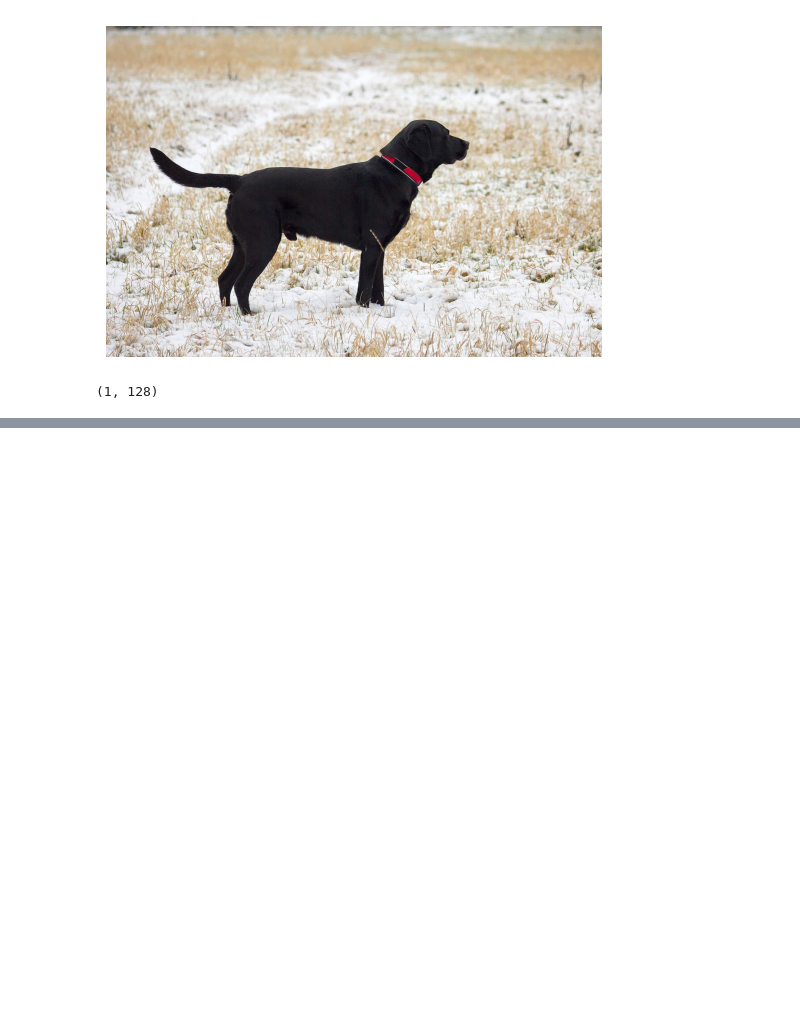
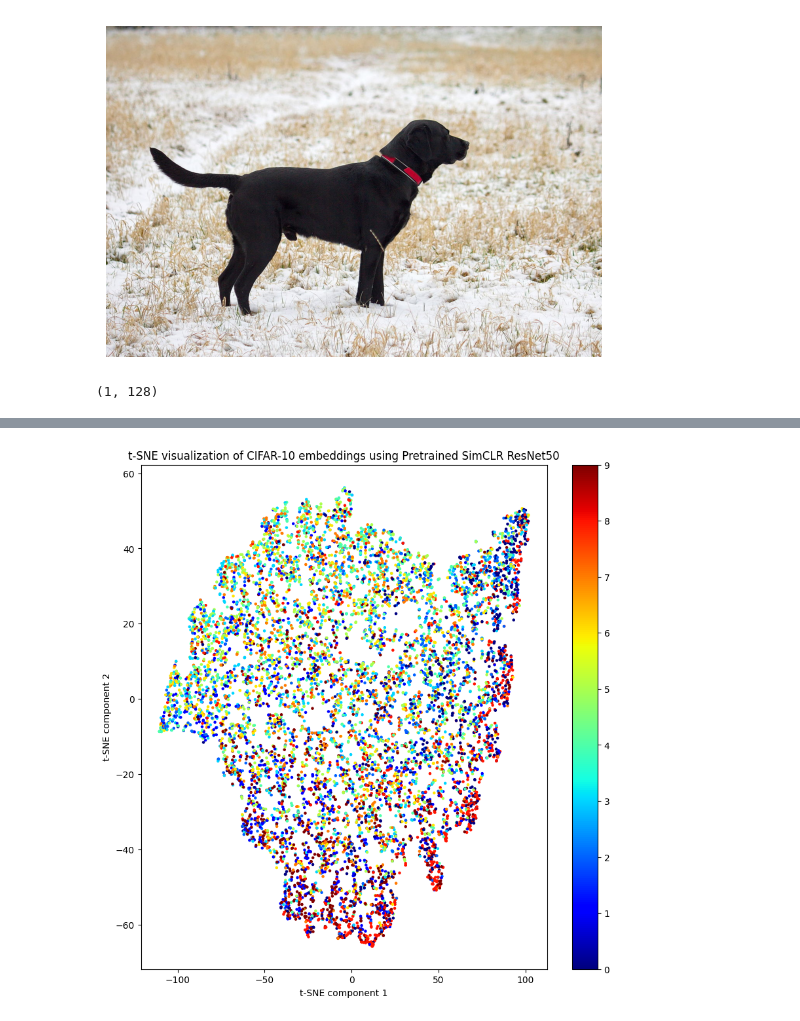
Before and after one commit to darpan-gaur/cvProject, a Jupyter notebook: src/simclrPre/preTrainedImagenet.ipynb, the cells around one changed output, grey strips where cells are left out. Cells and saved outputs as stored; diff of their text form; code cells hidden in the pictures; blank space fills up the shorter version.

Commit message:
tsne for pretrained simCLR

```diff
--- a/src/simclrPre/preTrainedImagenet.ipynb
+++ b/src/simclrPre/preTrainedImagenet.ipynb
@@ -71,0 +107,34 @@ with torch.no_grad():
+# %%
+# generate embeddings
+def get_embeddings(model, dataloader):
+    embeddings = []
+    labels = []
+    with torch.no_grad():
+        for data in dataloader:
+            inputs, targets = data
+            inputs = inputs.to('cuda')
+            outputs = model.encoder(inputs)
+            embeddings.append(outputs.cpu().numpy())
+            labels.append(targets.numpy())
+    return np.concatenate(embeddings), np.concatenate(labels)
+
+
+# Plot t-SNE
+def plot_tsne(embeddings_2d, labels, model_name):
+    plt.figure(figsize=(10, 10))
+    scatter = plt.scatter(embeddings_2d[:, 0], embeddings_2d[:, 1], c=labels, cmap='jet', s=5)
+    plt.colorbar(scatter)
+    plt.title(f't-SNE visualization of CIFAR-10 embeddings using {model_name}')
+    plt.xlabel('t-SNE component 1')
+    plt.ylabel('t-SNE component 2')
+    plt.show()
+# %%
+# Get embeddings and labels
+embeddings, labels = get_embeddings(model, testloader)
+
+# Perform t-SNE
+tsne = TSNE(n_components=2, random_state=0)
+embeddings_2d = tsne.fit_transform(embeddings)
+plot_tsne(embeddings_2d, labels, 'Pretrained SimCLR ResNet50')
+# %% [output]
+[figure, added]
```
Also changed, not shown: parts of 2 cells of this notebook, 1 other file.
